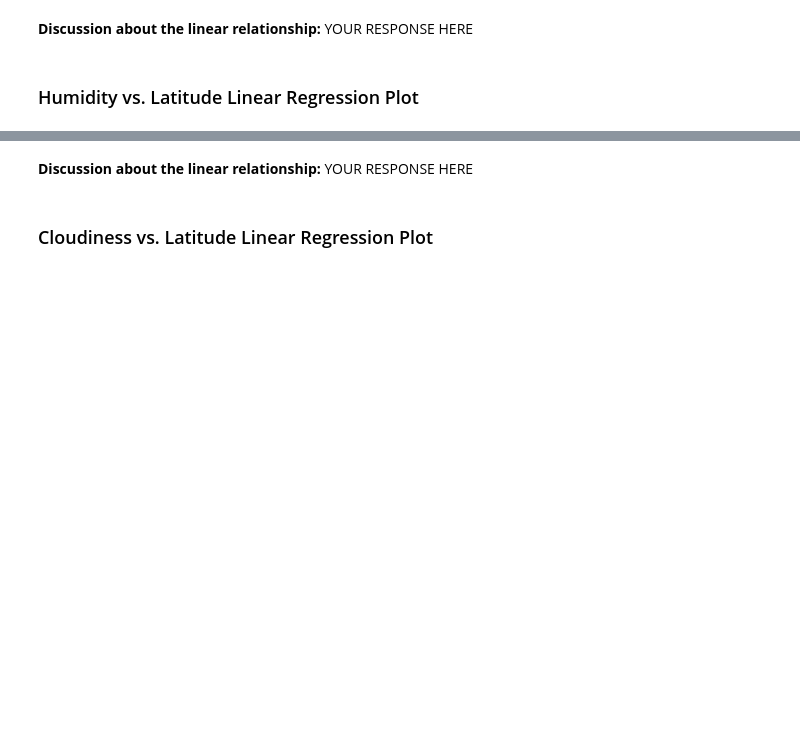
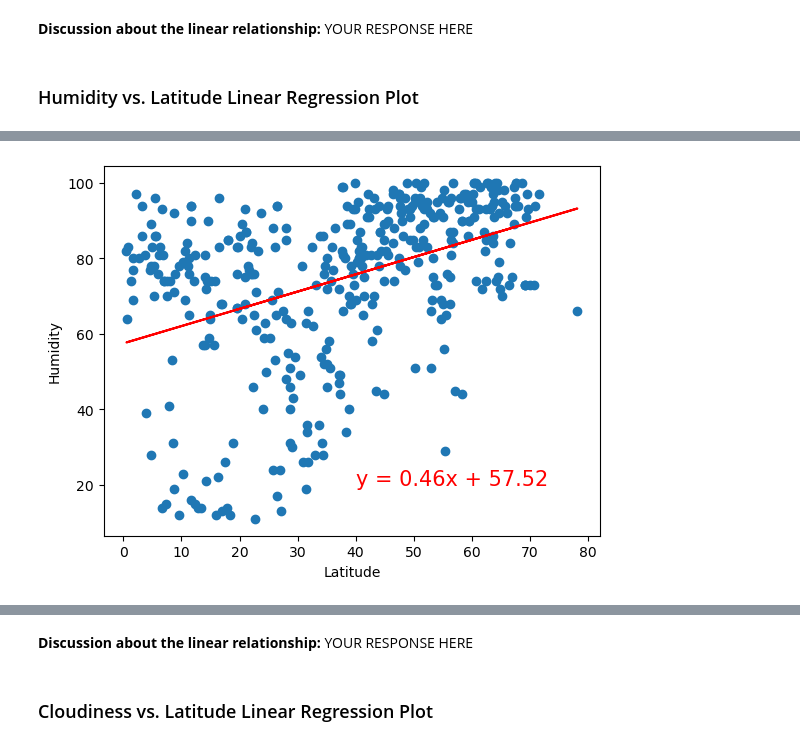
Before and after one commit to JuliWritesStories/WeatherPY, a Jupyter notebook: Juliet's WeatherPy.ipynb, the cells around one changed output, grey strips where cells are left out. Saved outputs shown, nothing was run; the diff lists cells and outputs as text; code cells hidden in the pictures; blank space fills up the shorter version.

```diff
--- a/Juliet's WeatherPy.ipynb
+++ b/Juliet's WeatherPy.ipynb
@@ -318,0 +324,7 @@ The r-value is: 0.0002808747046324607
+# %%
+# Northern Hemisphere
+x_values = northern_hemi_df['Lat']
+y_values = northern_hemi_df['Humidity']
+plot_linear_regression(x_values, y_values, "Humidity", (40, 20))
+# %% [output]
+[figure, added]
```
Also changed, not shown: parts of 28 cells of this notebook, 5 other files.
